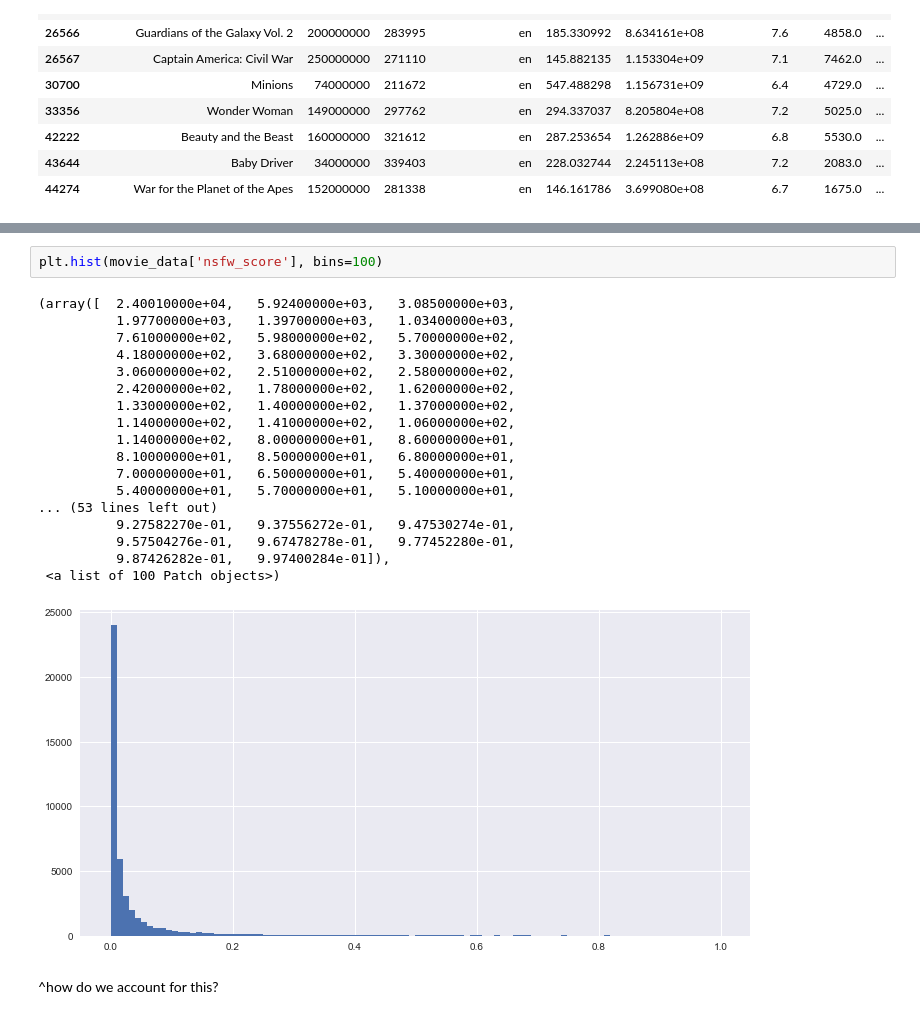
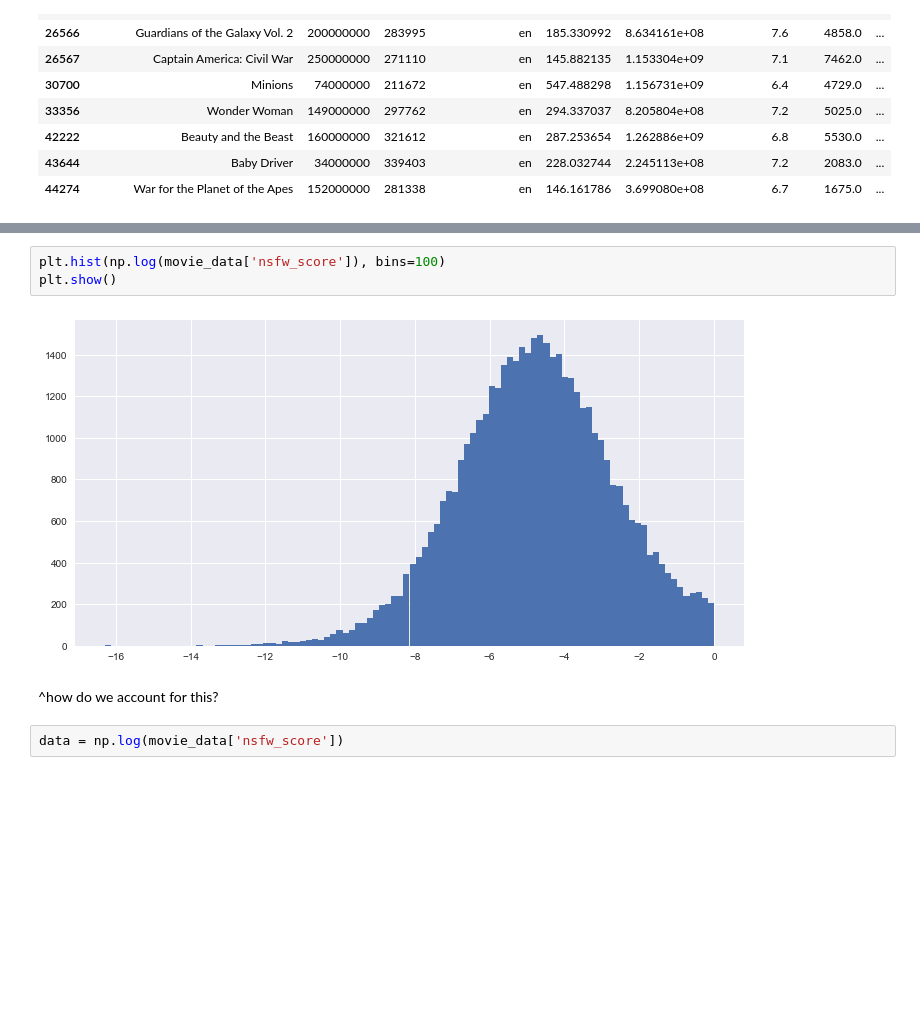
Before and after one commit to aravindsrinivasan/movie-ranking-recommendation-system, a Jupyter notebook: notebooks/nsfw_score-analysis.ipynb, the cells around one changed output, grey strips where cells are left out. Cells and saved outputs as stored; diff of their text form; blank space fills up the shorter version.

Commit message:
nsfw analysis updated

```diff
--- a/notebooks/nsfw_score-analysis.ipynb
+++ b/notebooks/nsfw_score-analysis.ipynb
@@ -132,23 +134,9 @@ plt.show()
 # %%
-plt.hist(movie_data['nsfw_score'], bins=100)
+plt.hist(np.log(movie_data['nsfw_score']), bins=100)
+plt.show()
 # %% [output]
-(array([  2.40010000e+04,   5.92400000e+03,   3.08500000e+03,
-          1.97700000e+03,   1.39700000e+03,   1.03400000e+03,
-          7.61000000e+02,   5.98000000e+02,   5.70000000e+02,
-          4.18000000e+02,   3.68000000e+02,   3.30000000e+02,
-          3.06000000e+02,   2.51000000e+02,   2.58000000e+02,
-          2.42000000e+02,   1.78000000e+02,   1.62000000e+02,
-          1.33000000e+02,   1.40000000e+02,   1.37000000e+02,
-          1.14000000e+02,   1.41000000e+02,   1.06000000e+02,
-          1.14000000e+02,   8.00000000e+01,   8.60000000e+01,
-          8.10000000e+01,   8.50000000e+01,   6.80000000e+01,
-          7.00000000e+01,   6.50000000e+01,   5.40000000e+01,
-          5.40000000e+01,   5.70000000e+01,   5.10000000e+01,
-... (53 lines left out)
-          9.27582270e-01,   9.37556272e-01,   9.47530274e-01,
-          9.57504276e-01,   9.67478278e-01,   9.77452280e-01,
-          9.87426282e-01,   9.97400284e-01]),
- <a list of 100 Patch objects>)
-[figure, old version]
+[figure, new version]
 # %% [markdown]
 ^how do we account for this?
+# %%
+data = np.log(movie_data['nsfw_score'])
```
Also changed, not shown: parts of 4 cells of this notebook.
